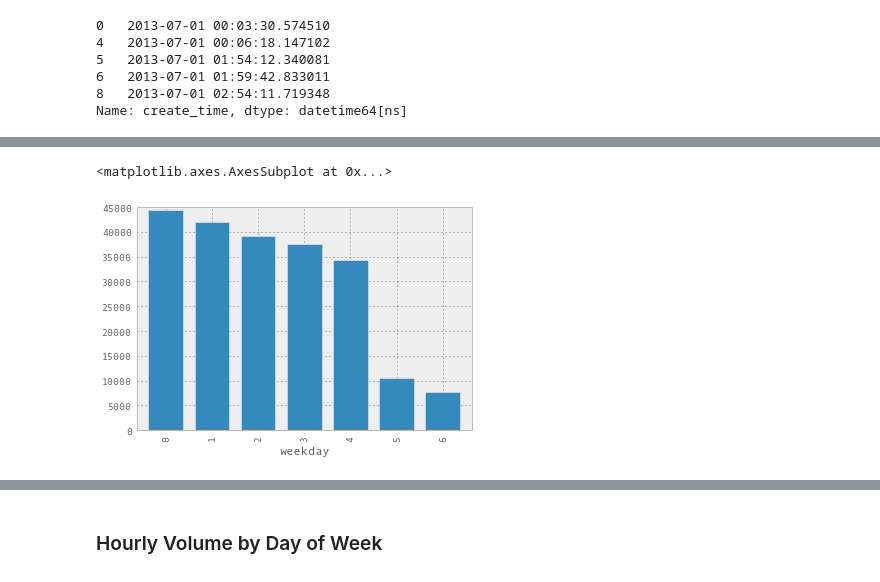
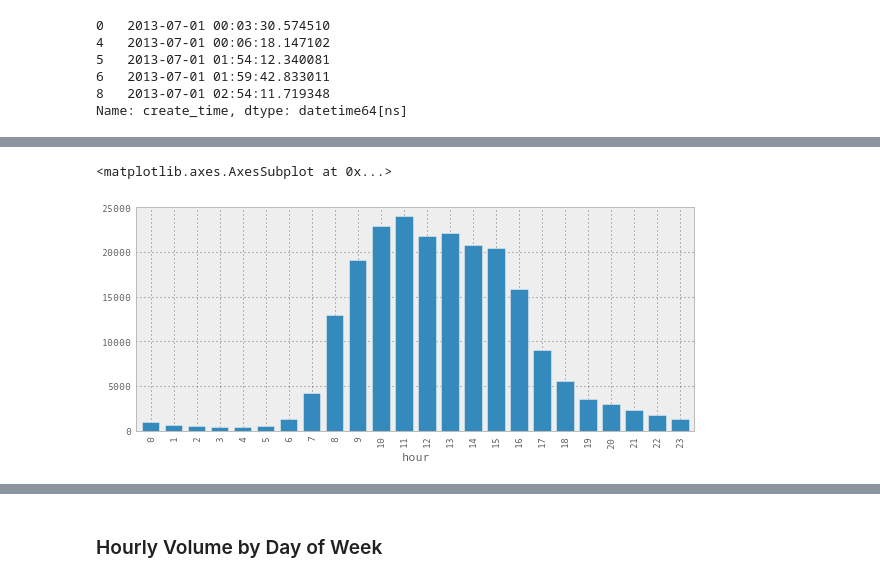
Before and after one commit to SDRDLAnalysts/pdp-data-projects, a Jupyter notebook: 211sandiego.org/servicecalls/analysts/gonzalo.ipynb, the cells around one changed output, grey strips where cells are left out. Saved outputs shown, nothing was run; the diff lists cells and outputs as text; code cells hidden in the pictures.

```diff
--- a/211sandiego.org/servicecalls/analysts/gonzalo.ipynb
+++ b/211sandiego.org/servicecalls/analysts/gonzalo.ipynb
@@ -269,5 +274,5 @@ call_volume_per_week.plot(kind='bar')
 # %%
-call_volume_per_weekday.plot(kind='bar')
+call_volume_per_hour.plot(kind='bar',figsize=(10, 4))
 # %% [output]
 <matplotlib.axes.AxesSubplot at 0x...>
-[figure, old version]
+[figure, new version]
```
Also changed, not shown: parts of 10 cells of this notebook.
